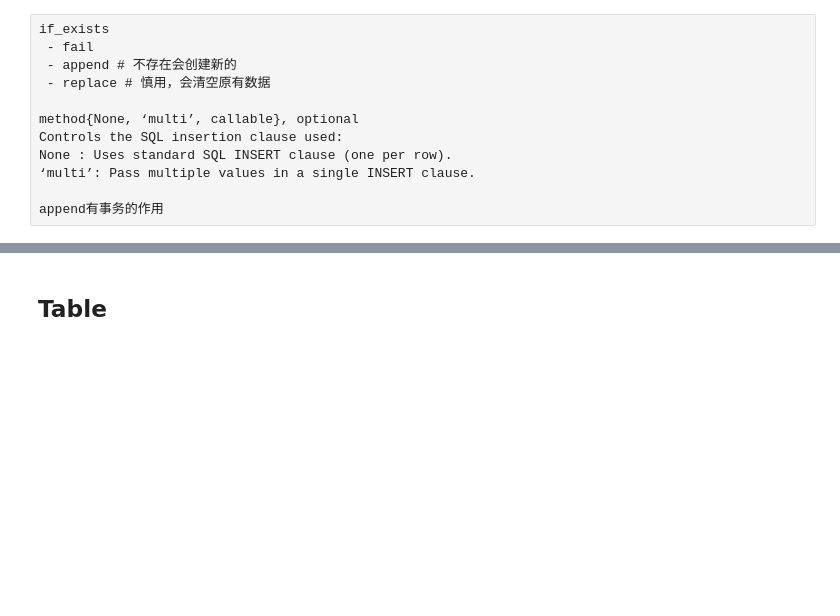
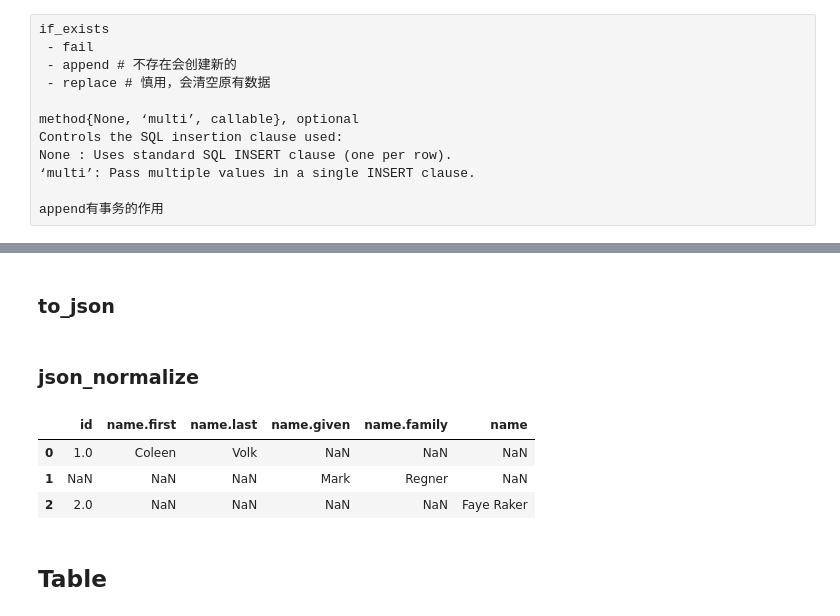
Before and after one commit to yunsansheng/code-notes, a Jupyter notebook: python/KT-pandas.ipynb, the cells around one changed output, grey strips where cells are left out. Cells and saved outputs as stored; diff of their text form; code cells hidden in the pictures; blank space fills up the shorter version.

```diff
--- a/python/KT-pandas.ipynb
+++ b/python/KT-pandas.ipynb
@@ -351,3 +416,21 @@ append有事务的作用
+# %% [markdown]
+### to_json
+# %% [markdown]
+### json_normalize
+# %%
+data = [
+    {"id": 1, "name": {"first": "Coleen", "last": "Volk"}},
+    {"name": {"given": "Mark", "family": "Regner"}},
+    {"id": 2, "name": "Faye Raker"},
+]
+# %%
+pd.json_normalize(data)
+## 会自动创建每个字段， 内层的字段通过.拼接
+# %% [output]
+|  | id | name.first | name.last | name.given | name.family | name |
+| 0 | 1.0 | Coleen | Volk | NaN | NaN | NaN |
+| 1 | NaN | NaN | NaN | Mark | Regner | NaN |
+| 2 | 2.0 | NaN | NaN | NaN | NaN | Faye Raker |
 # %% [markdown]
 ## Table
 # %% [markdown]
```
Also changed, not shown: parts of 7 cells of this notebook.
